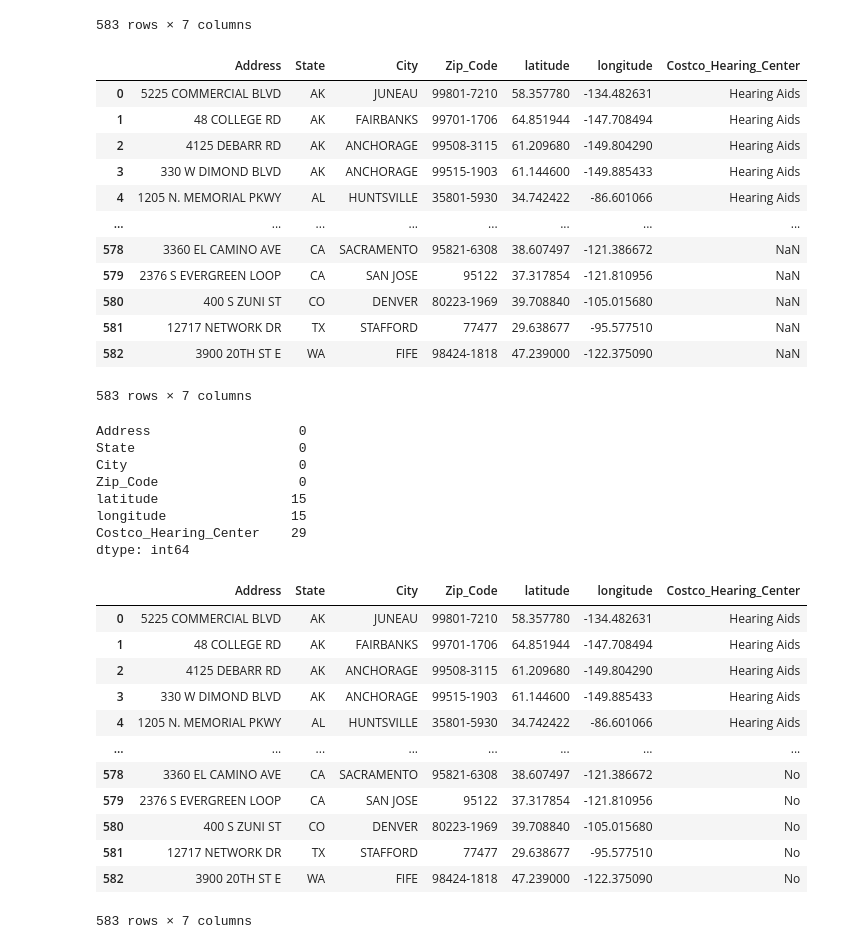
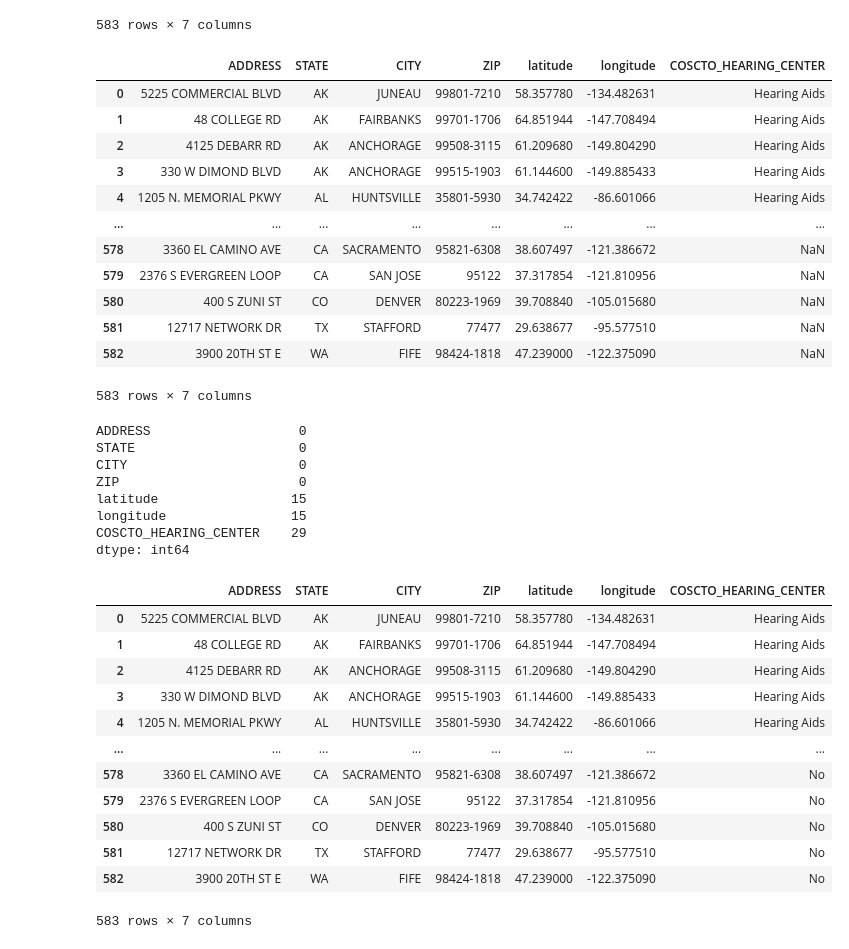
Before and after one commit to JaxWil24/Hearing_Aid_Accessibility, a Jupyter notebook: Data/Costco Data/Cleaning_Costco_Code.ipynb, the cells around one changed output. Drawn from its saved outputs; the diff is of its cells as text; code cells hidden in the pictures.

```diff
--- a/Data/Costco Data/Cleaning_Costco_Code.ipynb
+++ b/Data/Costco Data/Cleaning_Costco_Code.ipynb
@@ -75,14 +75,14 @@ costco_df
 583 rows × 7 columns
 # %%
 # Renaming column heads
-costco_df.rename(columns={"address_1":"Address"}, inplace=True)
-costco_df.rename(columns={"state":"State"}, inplace=True)
-costco_df.rename(columns={"city":"City"}, inplace=True)
-costco_df.rename(columns={"postal_code":"Zip_Code"}, inplace=True)
-costco_df.rename(columns={" Hearing Aids":"Costco_Hearing_Center"}, inplace=True)
+costco_df.rename(columns={"address_1":"ADDRESS"}, inplace=True)
+costco_df.rename(columns={"state":"STATE"}, inplace=True)
+costco_df.rename(columns={"city":"CITY"}, inplace=True)
+costco_df.rename(columns={"postal_code":"ZIP"}, inplace=True)
+costco_df.rename(columns={" Hearing Aids":"COSCTO_HEARING_CENTER"}, inplace=True)
 costco_df
 # %% [output]
-|  | Address | State | City | Zip_Code | latitude | longitude | Costco_Hearing_Center |
+|  | ADDRESS | STATE | CITY | ZIP | latitude | longitude | COSCTO_HEARING_CENTER |
 | 0 | 5225 COMMERCIAL BLVD | AK | JUNEAU | 99801-7210 | 58.357780 | -134.482631 | Hearing Aids |
 | 1 | 48 COLLEGE RD | AK | FAIRBANKS | 99701-1706 | 64.851944 | -147.708494 | Hearing Aids |
 | 2 | 4125 DEBARR RD | AK | ANCHORAGE | 99508-3115 | 61.209680 | -149.804290 | Hearing Aids |
@@ -99,20 +99,20 @@ costco_df
 # Check for missing values in the data.
 costco_df.isnull().sum()
 # %% [output]
-Address                   0
-State                     0
-City                      0
-Zip_Code                  0
+ADDRESS                   0
+STATE                     0
+CITY                      0
+ZIP                       0
 latitude                 15
 longitude                15
-Costco_Hearing_Center    29
+COSCTO_HEARING_CENTER    29
 dtype: int64
 # %%
 # Fill NaN values with '0'.
-costco_df['Costco_Hearing_Center'] = costco_df['Costco_Hearing_Center'].fillna('No')
+costco_df['COSCTO_HEARING_CENTER'] = costco_df['COSCTO_HEARING_CENTER'].fillna('No')
 costco_df
 # %% [output]
-|  | Address | State | City | Zip_Code | latitude | longitude | Costco_Hearing_Center |
+|  | ADDRESS | STATE | CITY | ZIP | latitude | longitude | COSCTO_HEARING_CENTER |
 | 0 | 5225 COMMERCIAL BLVD | AK | JUNEAU | 99801-7210 | 58.357780 | -134.482631 | Hearing Aids |
 | 1 | 48 COLLEGE RD | AK | FAIRBANKS | 99701-1706 | 64.851944 | -147.708494 | Hearing Aids |
 | 2 | 4125 DEBARR RD | AK | ANCHORAGE | 99508-3115 | 61.209680 | -149.804290 | Hearing Aids |
```
Also changed, not shown: parts of 2 cells of this notebook, 6 other files.
